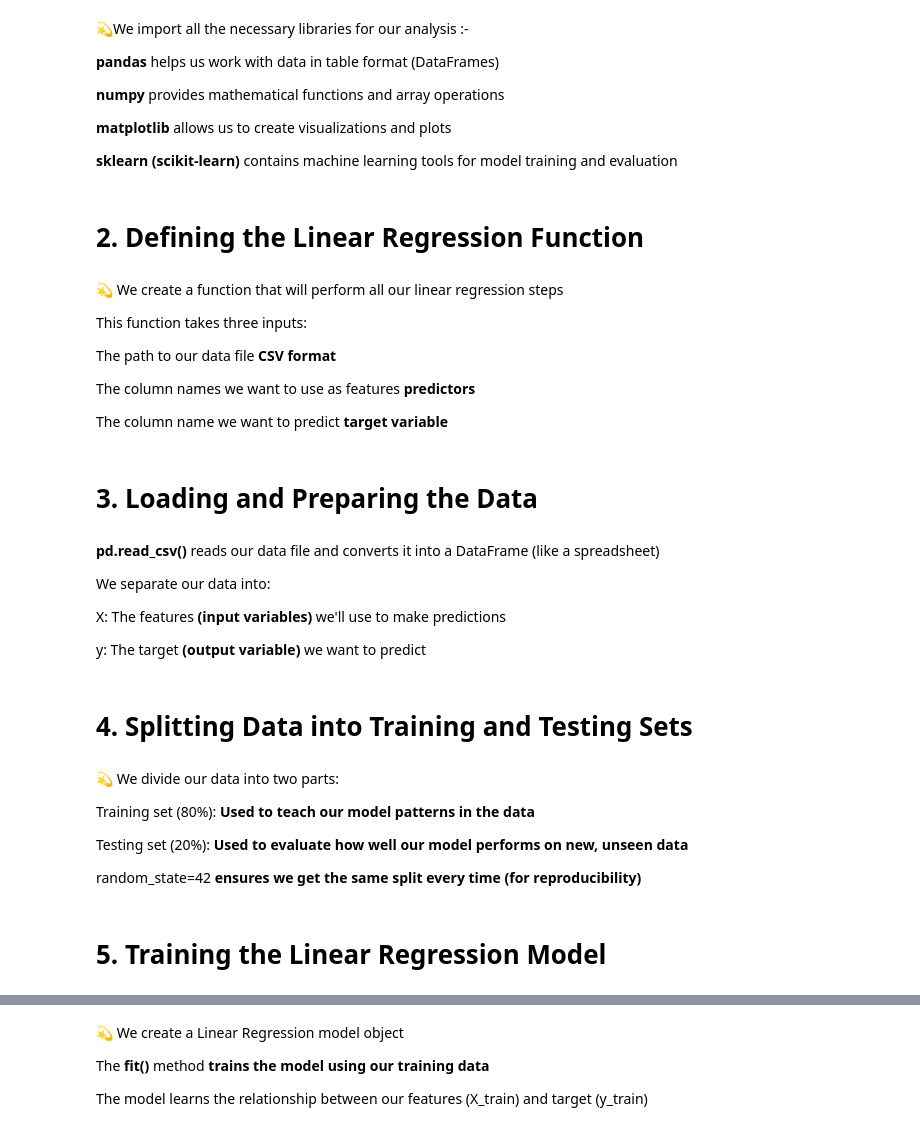
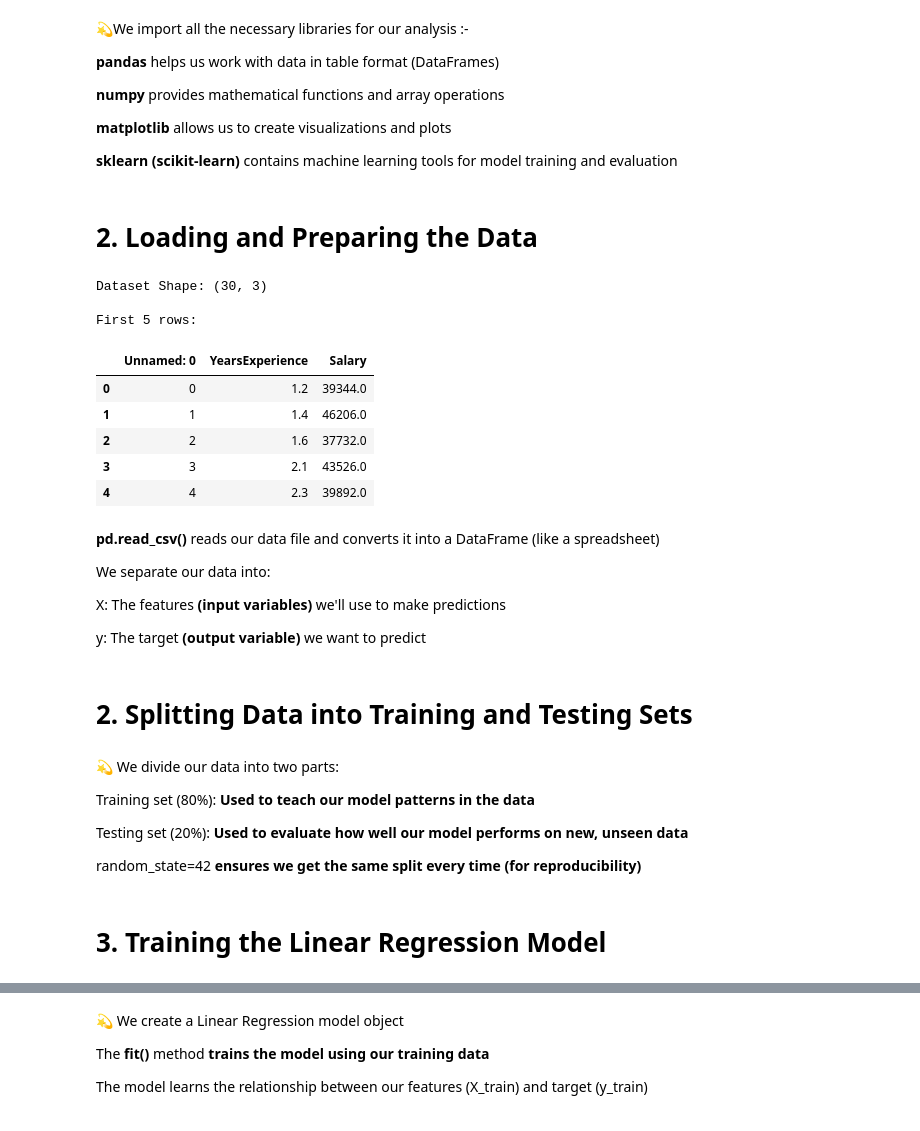
Before and after one commit to Atharva-Kulkarni-694/Machine-Learning-Concepts, a Jupyter notebook: Regression/Linear Regression/linear_regression.ipynb, the cells around one changed output, grey strips where cells are left out. Drawn from its saved outputs; the diff is of its cells as text; code cells hidden in the pictures.

```diff
--- a/Regression/Linear Regression/linear_regression.ipynb
+++ b/Regression/Linear Regression/linear_regression.ipynb
@@ -17,5 +17,3 @@ from sklearn.metrics import mean_squared_error, r2_score
 **matplotlib** allows us to create visualizations and plots
 
 **sklearn (scikit-learn)** contains machine learning tools for model training and evaluation
-# %% [markdown]
-# 2. Defining the Linear Regression Function
@@ -32,22 +20,27 @@ def linear_regression_from_csv(csv_file, feature_cols, target_col):
-# %% [markdown]
-💫 We create a function that will perform all our linear regression steps
-
-This function takes three inputs:
-
-The path to our data file **CSV format**
-
-The column names we want to use as features **predictors**
-
-The column name we want to predict **target variable**
 # %% [markdown]
-# 3. Loading and Preparing the Data
+# 2. Loading and Preparing the Data
 # %%
-    # Load data
-    df = pd.read_csv("Salary_dataset.csv")
+   # Load data
+   df = pd.read_csv("Salary_dataset.csv")
+
+    # Display dataset info
+   print("Dataset Shape:", df.shape)
+   print("\nFirst 5 rows:")
+   display(df.head())
 
     # Prepare features and target
-    X = df["YearsExperience"]
-    y = df["Salary"]
+   X = df[["YearsExperience"]]
+   y = df["Salary"]
+# %% [output]
+Dataset Shape: (30, 3)
+
+First 5 rows:
+|  | Unnamed: 0 | YearsExperience | Salary |
+| 0 | 0 | 1.2 | 39344.0 |
+| 1 | 1 | 1.4 | 46206.0 |
+| 2 | 2 | 1.6 | 37732.0 |
+| 3 | 3 | 2.1 | 43526.0 |
+| 4 | 4 | 2.3 | 39892.0 |
 # %% [markdown]
  **pd.read_csv()** reads our data file and converts it into a DataFrame (like a spreadsheet)
 
@@ -57,7 +50,7 @@ X: The features **(input variables)** we'll use to make predictions
 
 y: The target **(output variable)** we want to predict
 # %% [markdown]
-# 4. Splitting Data into Training and Testing Sets
+# 2. Splitting Data into Training and Testing Sets
 # %%
     # Split data
     X_train, X_test, y_train, y_test = train_test_split(X, y, test_size=0.2, random_state=42)
@@ -70,7 +63,7 @@ Testing set (20%): **Used to evaluate how well our model performs on new, unseen
 
 random_state=42 **ensures we get the same split every time (for reproducibility)**
 # %% [markdown]
-# 5. Training the Linear Regression Model
+# 3. Training the Linear Regression Model
 # %%
     # Train model
     model = LinearRegression()
```
Also changed, not shown: parts of 10 cells of this notebook.
